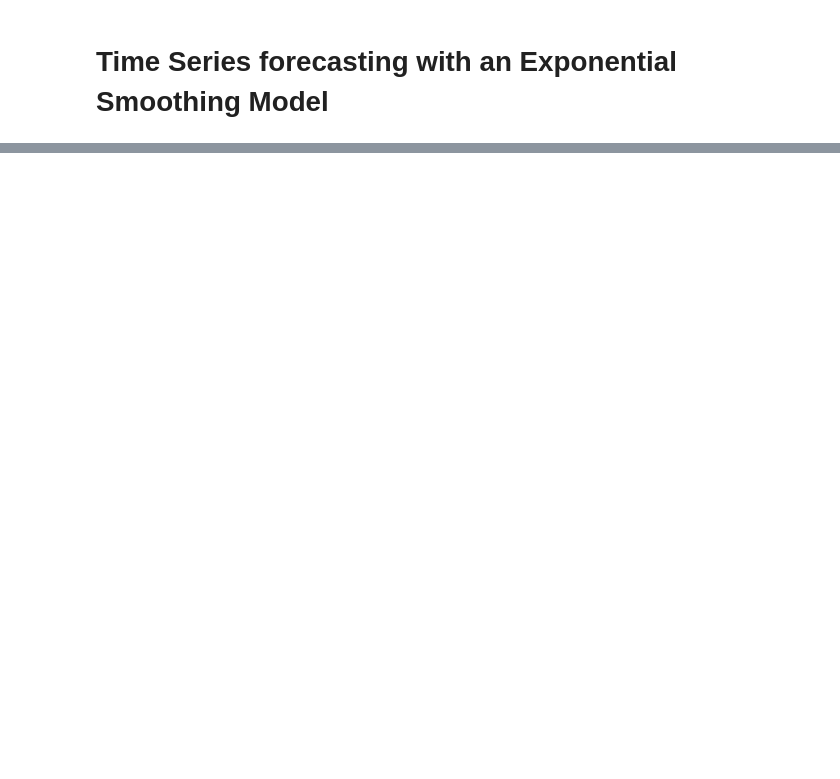
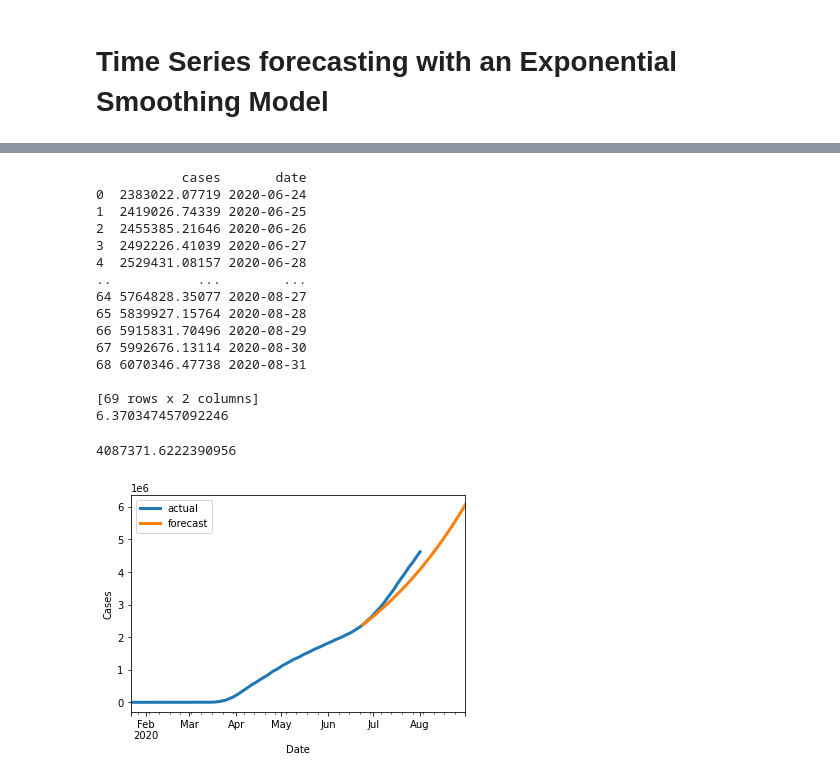
Before and after one commit to anandrajaram21/covidash, a Jupyter notebook: src/jupyter_notebooks/u8darts_forecasting_trial.ipynb, the cells around one changed output, grey strips where cells are left out. Saved outputs shown, nothing was run; the diff lists cells and outputs as text; code cells hidden in the pictures; blank space fills up the shorter version.

```diff
--- a/src/jupyter_notebooks/u8darts_forecasting_trial.ipynb
+++ b/src/jupyter_notebooks/u8darts_forecasting_trial.ipynb
@@ -138,0 +79,20 @@ Text(0, 0.5, 'Cases')
+# %%
+predict('US').at[38, 'cases']
+# %% [output]
+           cases       date
+0  2383022.07719 2020-06-24
+1  2419026.74339 2020-06-25
+2  2455385.21646 2020-06-26
+3  2492226.41039 2020-06-27
+4  2529431.08157 2020-06-28
+..           ...        ...
+64 5764828.35077 2020-08-27
+65 5839927.15764 2020-08-28
+66 5915831.70496 2020-08-29
+67 5992676.13114 2020-08-30
+68 6070346.47738 2020-08-31
+
+[69 rows x 2 columns]
+6.370347457092246
+4087371.6222390956
+[figure, added]
```
Also changed, not shown: parts of 13 cells of this notebook, 1 other file.
